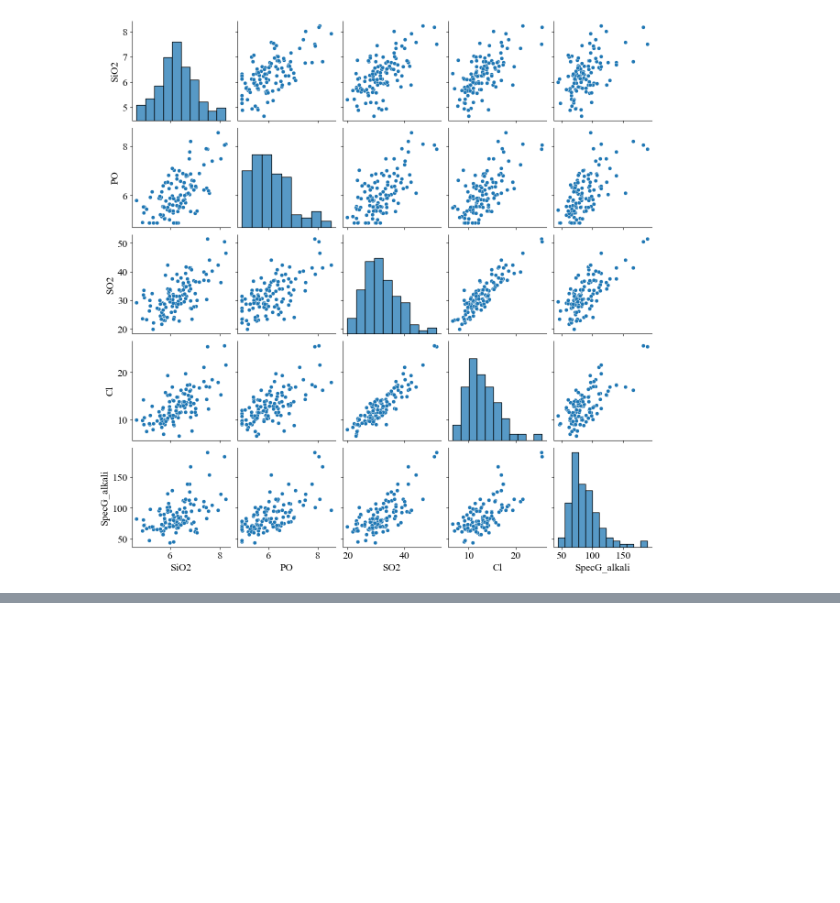
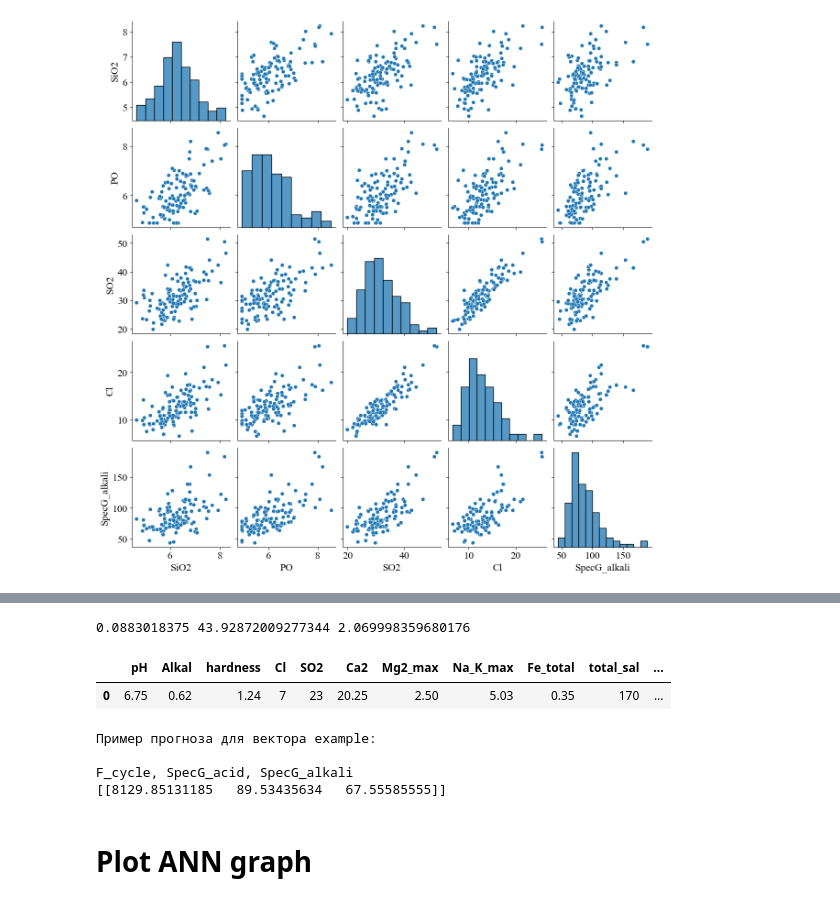
Before and after one commit to caapel/ion_exchange, a Jupyter notebook: ExplorerDataAnalisys.ipynb, the cells around one changed output, grey strips where cells are left out. Drawn from its saved outputs; the diff is of its cells as text; code cells hidden in the pictures; blank space fills up the shorter version.

Commit message:
repair graph

```diff
--- a/ExplorerDataAnalisys.ipynb
+++ b/ExplorerDataAnalisys.ipynb
@@ -502,0 +388,38 @@ graph
+# %%
+print(test_loss/1e7, test_mae/10, test_mape/10)
+# %% [output]
+0.0883018375 43.92872009277344 2.069998359680176
+# %%
+example = pd.DataFrame({'pH': [6.75],
+                        'Alkal': [0.62],
+                        'hardness': [1.24],
+                        'Cl': [7],
+                        'SO2': [23],
+                        'Ca2': [20.25],
+                        'Mg2_max': [2.5],
+                        'Na_K_max': [5.03],
+                        'Fe_total': [0.35],
+                        'total_sal': [170],
+                        'PO': [8.08],
+                        'SiO2': [8.23]})
+
+# выбор примера из сущесвтующей выборки
+#example = df.iloc[100].to_frame().T
+example
+# %% [output]
+|  | pH | Alkal | hardness | Cl | SO2 | Ca2 | Mg2_max | Na_K_max | Fe_total | total_sal | ... |
+| 0 | 6.75 | 0.62 | 1.24 | 7 | 23 | 20.25 | 2.50 | 5.03 | 0.35 | 170 | ... |
+# %%
+# === Пример прогноза ===
+prediction = model.predict(example)
+
+print("Пример прогноза для вектора example:\n")
+print('F_cycle, SpecG_acid, SpecG_alkali')
+print(prediction)
+# %% [output]
+Пример прогноза для вектора example:
+
+F_cycle, SpecG_acid, SpecG_alkali
+[[8129.85131185   89.53435634   67.55585555]]
+# %% [markdown]
+# Plot ANN graph
```
Also changed, not shown: parts of 26 cells of this notebook.
